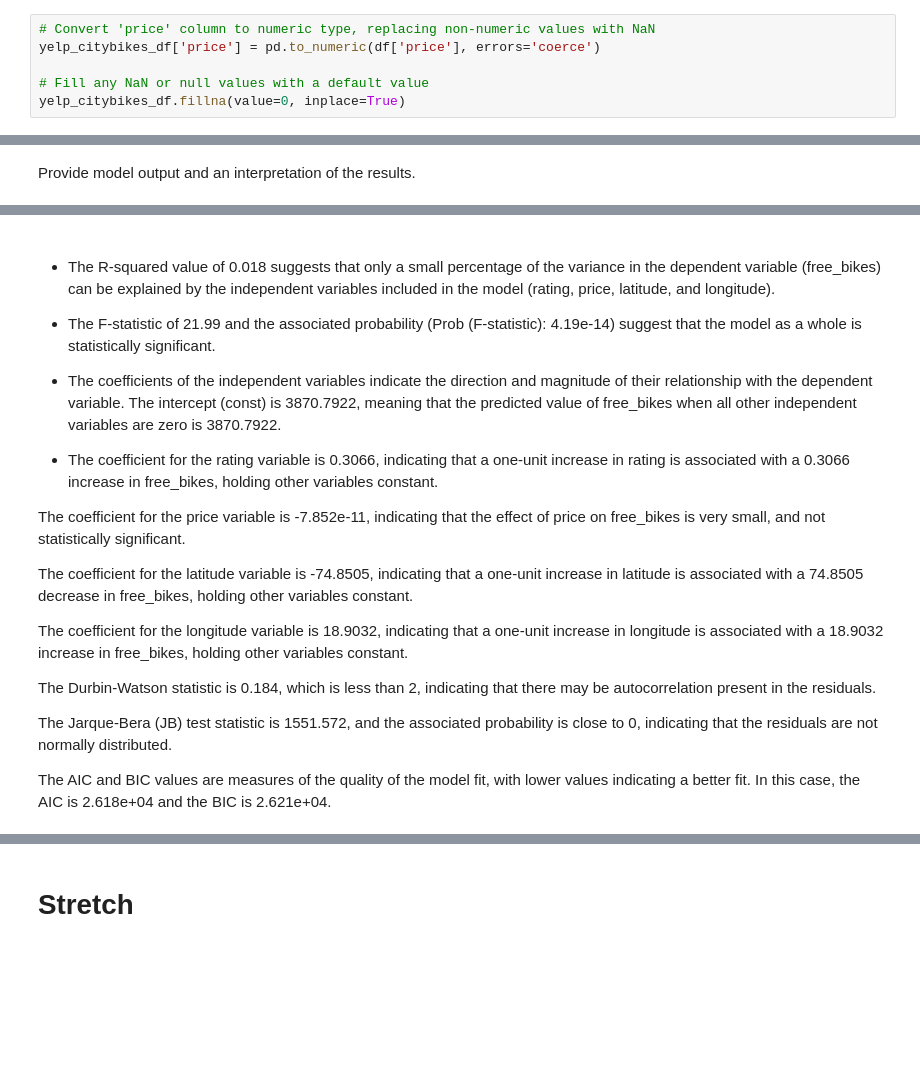
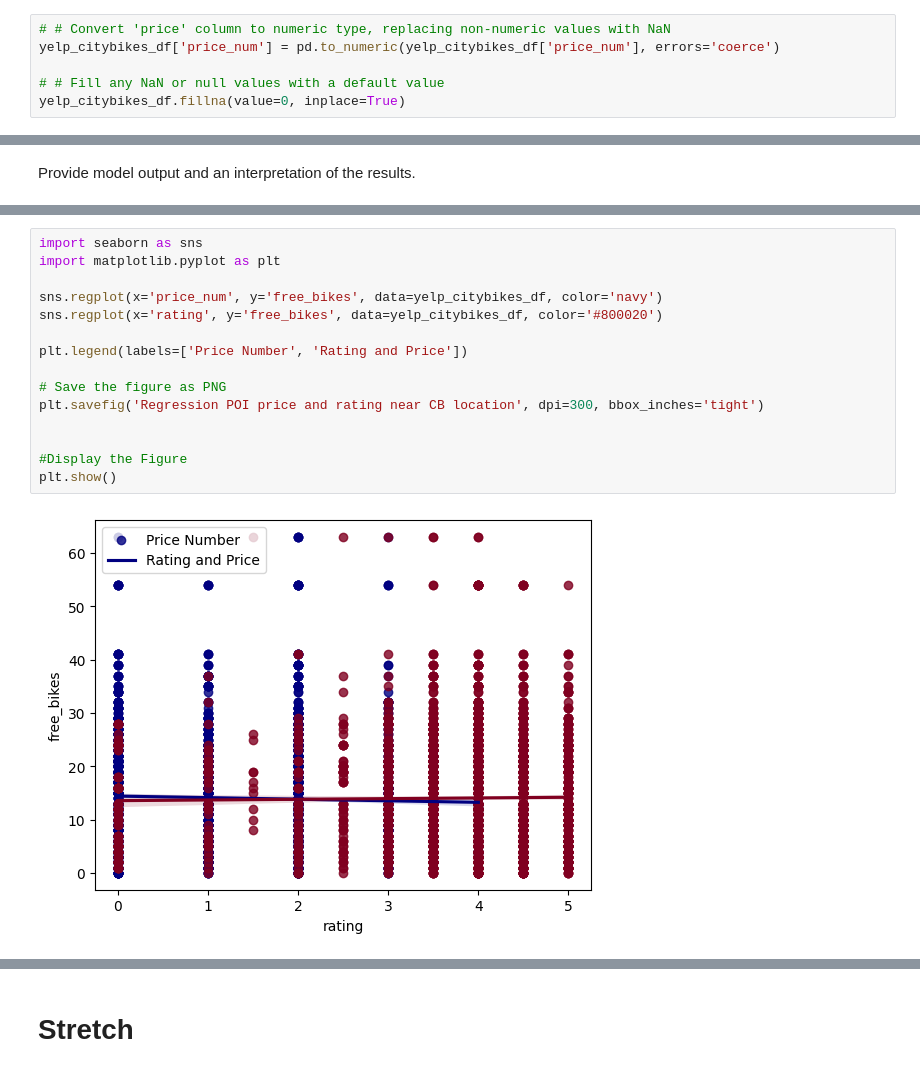
Before and after one commit to Brittanysacha/Statistical-Modelling-of-CityBike-Locations-and-Points-of-Interest-in-London, a Jupyter notebook: notebooks/model_building.ipynb, the cells around one changed output, grey strips where cells are left out. Saved outputs shown, nothing was run; the diff lists cells and outputs as text; blank space fills up the shorter version.

```diff
--- a/notebooks/model_building.ipynb
+++ b/notebooks/model_building.ipynb
@@ -15,10 +16,10 @@ yelp_citybikes_df = pd.read_sql(query, conn)
 # Replace any null or empty values in the dataframe
 yelp_citybikes_df.fillna(value=0, inplace=True)
 # %%
-# Convert 'price' column to numeric type, replacing non-numeric values with NaN
-yelp_citybikes_df['price'] = pd.to_numeric(df['price'], errors='coerce')
+# # Convert 'price' column to numeric type, replacing non-numeric values with NaN
+yelp_citybikes_df['price_num'] = pd.to_numeric(yelp_citybikes_df['price_num'], errors='coerce')
 
-# Fill any NaN or null values with a default value
+# # Fill any NaN or null values with a default value
 yelp_citybikes_df.fillna(value=0, inplace=True)
 # %%
 # Dependent variable is 'free_bikes'
@@ -57,22 +58,17 @@ strong multicollinearity problems or that the design matrix is singular.
-# %% [markdown]
-######
-
-- The R-squared value of 0.018 suggests that only a small percentage of the variance in the dependent variable (free_bikes) can be explained by the independent variables included in the model (rating, price, latitude, and longitude).
-
-- The F-statistic of 21.99 and the associated probability (Prob (F-statistic): 4.19e-14) suggest that the model as a whole is statistically significant.
-
-- The coefficients of the independent variables indicate the direction and magnitude of their relationship with the dependent variable. The intercept (const) is 3870.7922, meaning that the predicted value of free_bikes when all other independent variables are zero is 3870.7922.
-
-- The coefficient for the rating variable is 0.3066, indicating that a one-unit increase in rating is associated with a 0.3066 increase in free_bikes, holding other variables constant.
-
-The coefficient for the price variable is -7.852e-11, indicating that the effect of price on free_bikes is very small, and not statistically significant.
-
-The coefficient for the latitude variable is -74.8505, indicating that a one-unit increase in latitude is associated with a 74.8505 decrease in free_bikes, holding other variables constant.
-
-The coefficient for the longitude variable is 18.9032, indicating that a one-unit increase in longitude is associated with a 18.9032 increase in free_bikes, holding other variables constant.
-
-The Durbin-Watson statistic is 0.184, which is less than 2, indicating that there may be autocorrelation present in the residuals.
-
-The Jarque-Bera (JB) test statistic is 1551.572, and the associated probability is close to 0, indicating that the residuals are not normally distributed.
-
-The AIC and BIC values are measures of the quality of the model fit, with lower values indicating a better fit. In this case, the AIC is 2.618e+04 and the BIC is 2.621e+04.
+# %%
+import seaborn as sns
+import matplotlib.pyplot as plt
+
+sns.regplot(x='price_num', y='free_bikes', data=yelp_citybikes_df, color='navy')
+sns.regplot(x='rating', y='free_bikes', data=yelp_citybikes_df, color='#800020')
+
+plt.legend(labels=['Price Number', 'Rating and Price'])
+
+# Save the figure as PNG
+plt.savefig('Regression POI price and rating near CB location', dpi=300, bbox_inches='tight')
+
+
+#Display the Figure
+plt.show()
+# %% [output]
+[figure, added]
```
Also changed, not shown: parts of 14 cells of this notebook, 5 other files.
